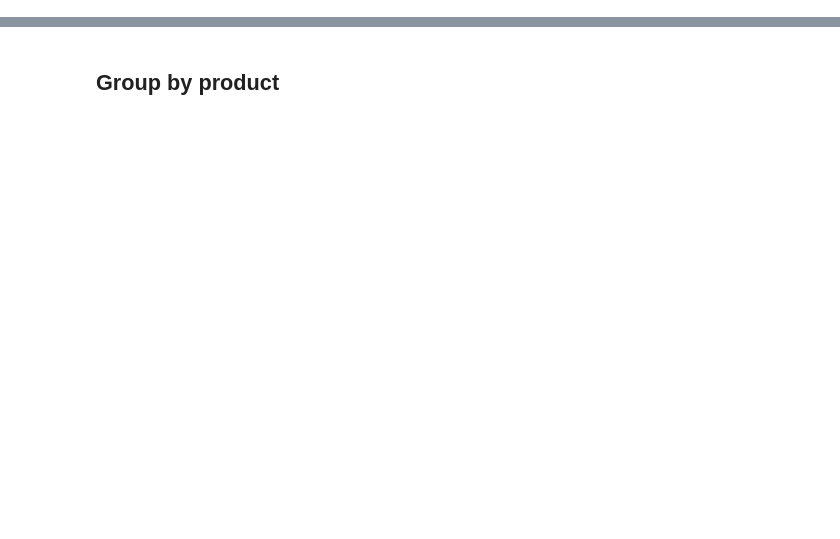
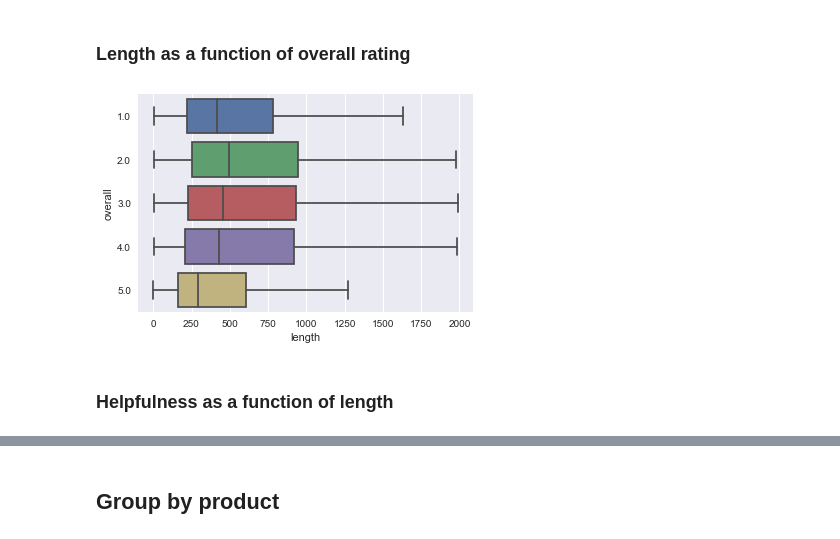
Before and after one commit to lkieliger/adagroup, a Jupyter notebook: project/LK_notebook.ipynb, the cells around one changed output, grey strips where cells are left out. Drawn from its saved outputs; the diff is of its cells as text; code cells hidden in the pictures; blank space fills up the shorter version.

```diff
--- a/project/LK_notebook.ipynb
+++ b/project/LK_notebook.ipynb
@@ -33,0 +60,9 @@ df.head()
+# %% [markdown]
+### Length as a function of overall rating
+# %%
+sns.boxplot(y='overall', x='length', data=df[df.length != 0], orient='h', showfliers=False)
+plt.show()
+# %% [output]
+[figure, added]
+# %% [markdown]
+### Helpfulness as a function of length
```
Also changed, not shown: parts of 18 cells of this notebook.
